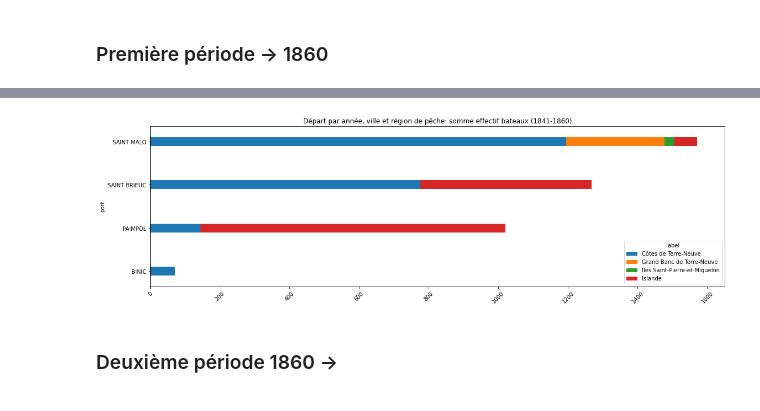
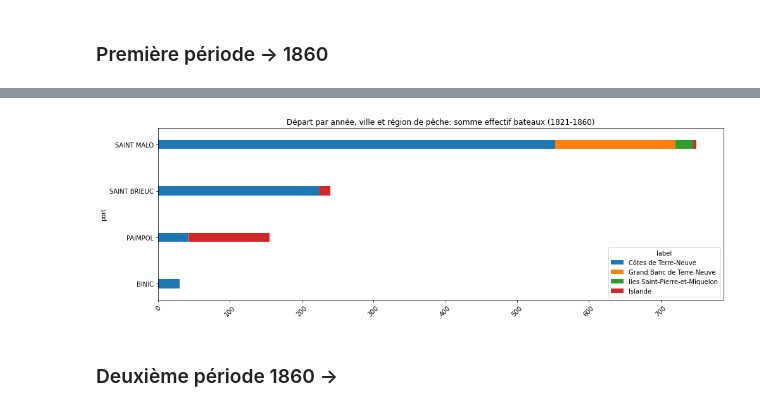
Before and after one commit to Sciences-historiques-numeriques/dossier_grande_peche_commerce_atlantique, a Jupyter notebook: villemarque_peche_morutiere.ipynb, the cells around one changed output, grey strips where cells are left out. Cells and saved outputs as stored; diff of their text form; code cells hidden in the pictures.

```diff
--- a/villemarque_peche_morutiere.ipynb
+++ b/villemarque_peche_morutiere.ipynb
@@ -21,8 +34,8 @@ query = "SELECT * FROM peche_morutiere"
 peche_morutiere = pd.read_sql_query(query,cn)
 # %%
 print(len(peche_morutiere))
-peche_morutiere['valeurs'] = peche_morutiere['valeurs'].apply(lambda x: (x).split('///'))
-peche_morutiere.head(), peche_morutiere.tail()
+# peche_morutiere['valeurs'] = peche_morutiere['valeurs'].apply(lambda x: x.split('///'))
+peche_morutiere[:2], peche_morutiere[-2:]
 # %% [output]
 2553
 (   id                                            valeurs  champs  n_page  \
@@ -57,0 +60,3 @@ count_annees[:7]
+# %%
+### Nettoyer la colonne en transformant en entiers
+peche_morutiere['eff_bateaux'] = peche_morutiere['eff_bateaux'].apply(lambda x: int(x) if x.isdigit() else 0)
@@ -134,6 +154,6 @@ exp = result_dfm[(result_dfm['annee'].between(1831,1880)) & (result_dfm['port'].
 # Pour tester : 1841,1850
 # 1831,1880
 # %%
-exp_1 = result_dfm[(result_dfm['annee'].between(1821,1880)) & (result_dfm['port'].str.contains("BRIEU|PORT|BIN|PAIM|MALO"))][['annee','port','eff_bateaux','lieu_peche','label']]
+exp_1 = peche_morutiere[(peche_morutiere['annee'].between(1821,1860)) & (peche_morutiere['port'].str.contains("BRIEU|PORT|BIN|PAIM|MALO"))][['annee','port','eff_bateaux','lieu_peche','label']]
 # dir(exp)
 # %%
@@ -152,5 +166,3 @@ exp['eff_bateaux'].sum()
-# %%
-exp_1['eff_bateaux'] = exp_1['eff_bateaux'].apply(lambda x : int(x) if len(x) > 0 else 0)
 # %%
 exp_1['eff_bateaux'].sum()
 # %% [output]
@@ -384,9 +420,9 @@ table_chi2(exp_piv_1,(12,6))
 # %%
-exp_piv_1.iloc[:-1,:-1].plot( kind='barh', stacked=True,  width=0.2,  figsize=(16,5),  title = 'Départ par année, ville et région de pêche: somme effectif bateaux (1841-1860)')
+exp_piv_1.iloc[:-1,:-1].plot( kind='barh', stacked=True,  width=0.2,  figsize=(16,5),  title = 'Départ par année, ville et région de pêche: somme effectif bateaux (1821-1860)')
 plt.xticks(rotation=45)
 plt.show()
 # %% [output]
-[figure, old version]
+[figure, new version]
 # %% [markdown]
 ### Deuxième période 1860 ->
 # %%
```
Also changed, not shown: parts of 55 cells of this notebook, 1 other file.
